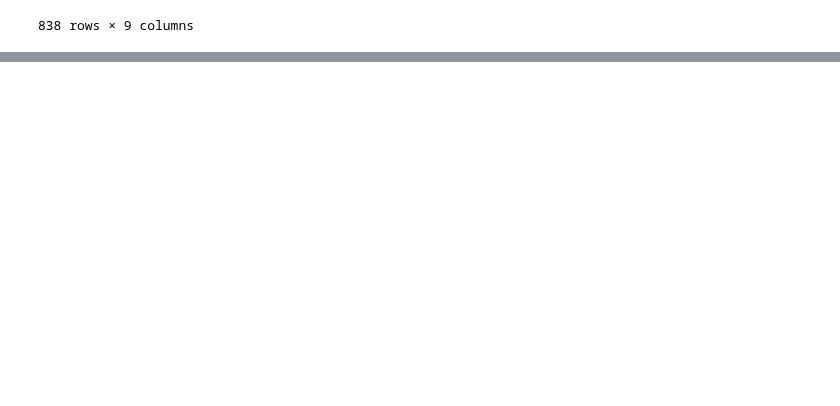
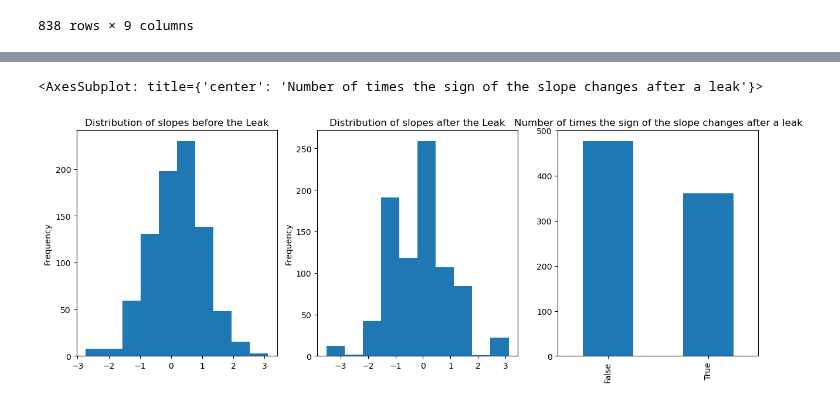
Before and after one commit to lkno0705/IndustrialApplicationsofAI, a Jupyter notebook: tertiary-sector/practical/Apple_leaks.ipynb, the cells around one changed output, grey strips where cells are left out. Saved outputs shown, nothing was run; the diff lists cells and outputs as text; code cells hidden in the pictures; blank space fills up the shorter version.

```diff
--- a/tertiary-sector/practical/Apple_leaks.ipynb
+++ b/tertiary-sector/practical/Apple_leaks.ipynb
@@ -361,0 +345,9 @@ leaks_df
+# %%
+fig, ax = plt.subplots(1,3, figsize=(15,5))
+leaks_df.slopes_before.plot(ax=ax[0], title="Distribution of slopes before the Leak", kind='hist')
+leaks_df.slopes_after.plot(ax=ax[1], title="Distribution of slopes after the Leak", kind='hist')
+slope_change = leaks_df.apply(lambda row: (row.slopes_before > 0 and row.slopes_after < 0) or (row.slopes_before < 0 and row.slopes_after > 0), axis=1)
+slope_change.value_counts().plot.bar(ax=ax[2], title="Number of times the sign of the slope changes after a leak")
+# %% [output]
+<AxesSubplot: title={'center': 'Number of times the sign of the slope changes after a leak'}>
+[figure, added]
```
Also changed, not shown: parts of 6 cells of this notebook, 1 other file.
